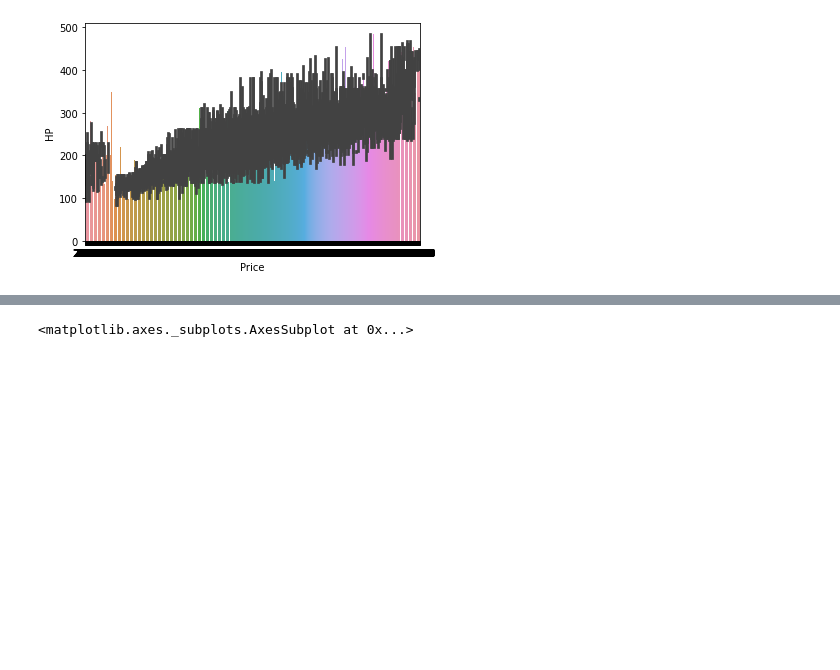
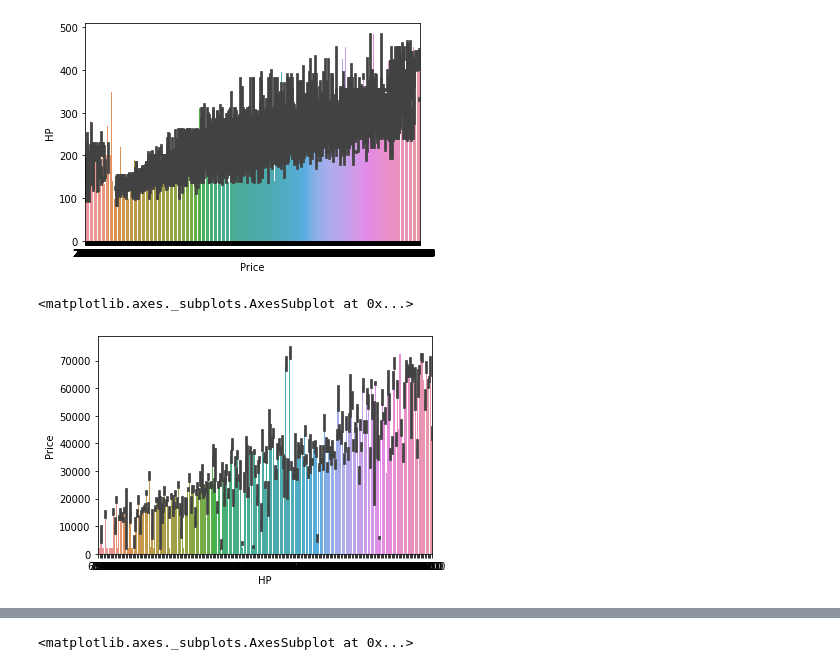
Before and after one commit to ElvinAlex26/MLI, a Jupyter notebook: projectml.ipynb, the cells around one changed output, grey strips where cells are left out. Drawn from its saved outputs; the diff is of its cells as text; code cells hidden in the pictures; blank space fills up the shorter version.

```diff
--- a/projectml.ipynb
+++ b/projectml.ipynb
@@ -488,4 +488,10 @@ sns.barplot(car_data['Price'],car_data['HP'])
 # %% [output]
 <matplotlib.axes._subplots.AxesSubplot at 0x...>
 [figure]
+# %%
+#as HP increases price also increases
+sns.barplot(car_data['HP'],car_data['Price'])
+# %% [output]
+<matplotlib.axes._subplots.AxesSubplot at 0x...>
+[figure, added]
 # %%
```
Also changed, not shown: parts of 14 cells of this notebook.
